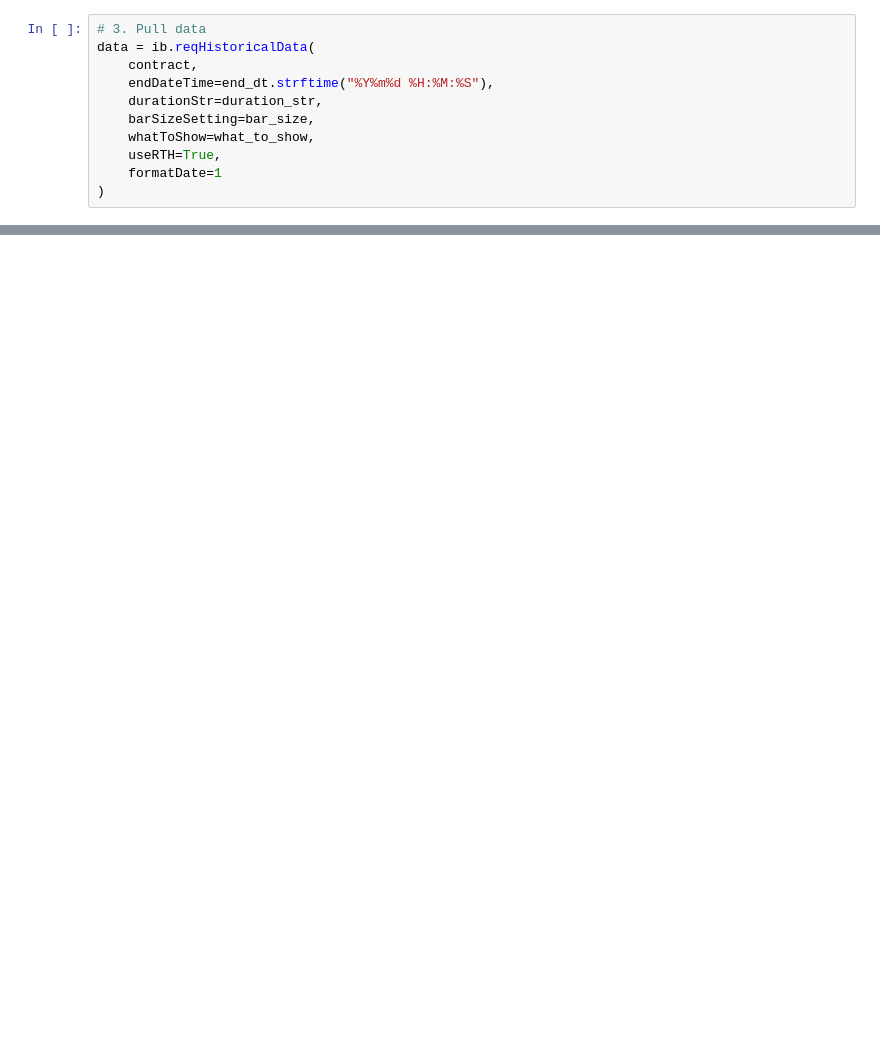
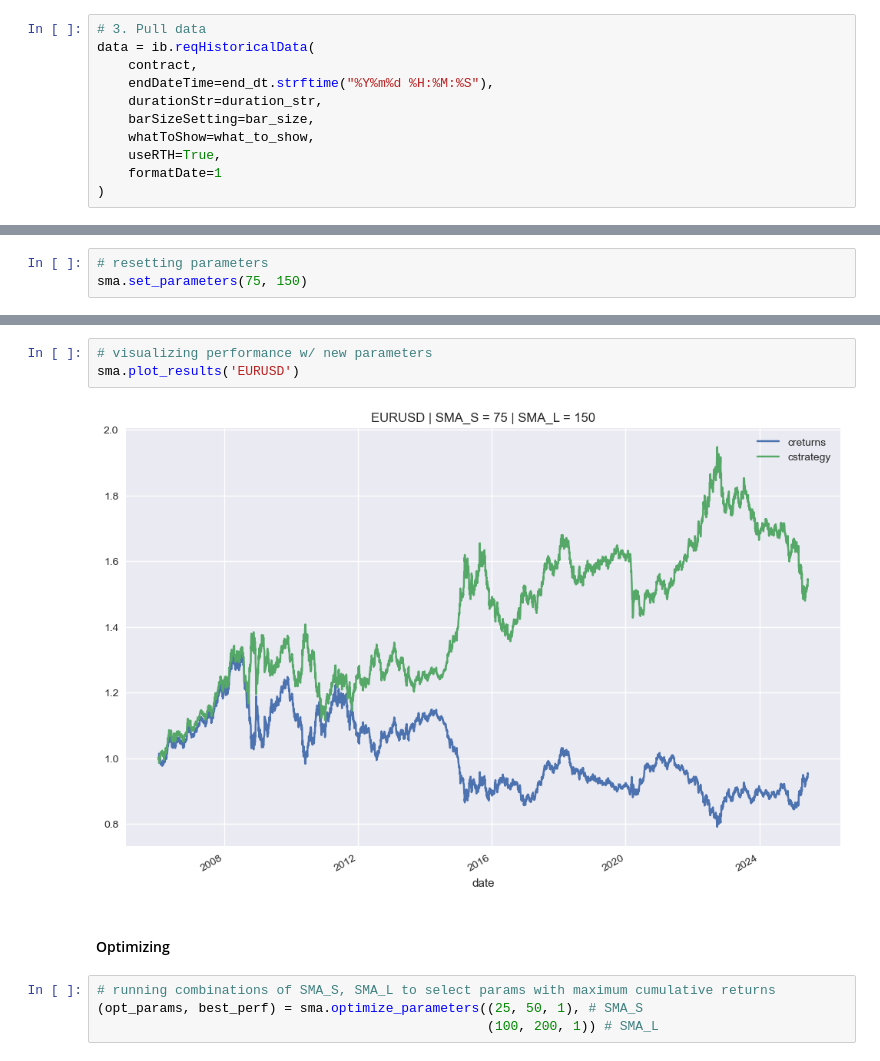
Before and after one commit to dhruvsingh14/Blog, a Jupyter notebook: Blogpost1/run.ipynb, the cells around one changed output, grey strips where cells are left out. Drawn from its saved outputs; the diff is of its cells as text; blank space fills up the shorter version.

```diff
--- a/Blogpost1/run.ipynb
+++ b/Blogpost1/run.ipynb
@@ -190,0 +109,3 @@ hit_ratio
+# %%
+# resetting parameters
+sma.set_parameters(75, 150)
@@ -190,0 +120,11 @@ hit_ratio
+# %%
+# visualizing performance w/ new parameters
+sma.plot_results('EURUSD')
+# %% [output]
+[figure, added]
+# %% [markdown]
+#### Optimizing
+# %%
+# running combinations of SMA_S, SMA_L to select params with maximum cumulative returns
+(opt_params, best_perf) = sma.optimize_parameters((25, 50, 1), # SMA_S
+                                                  (100, 200, 1)) # SMA_L
```
Also changed, not shown: parts of 127 cells of this notebook, 33 other files.
